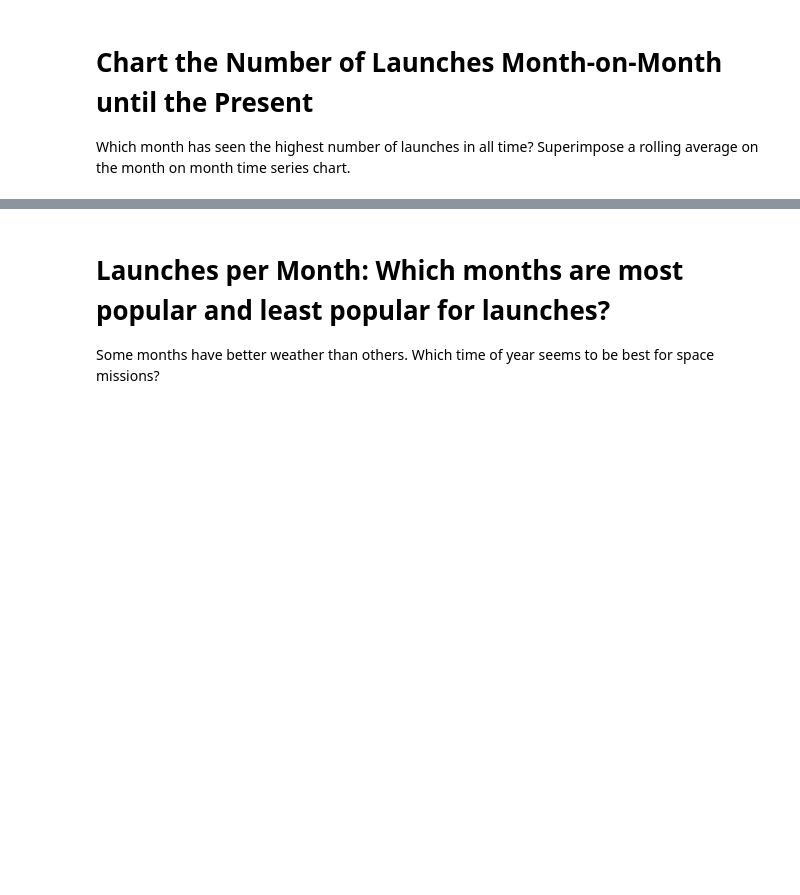
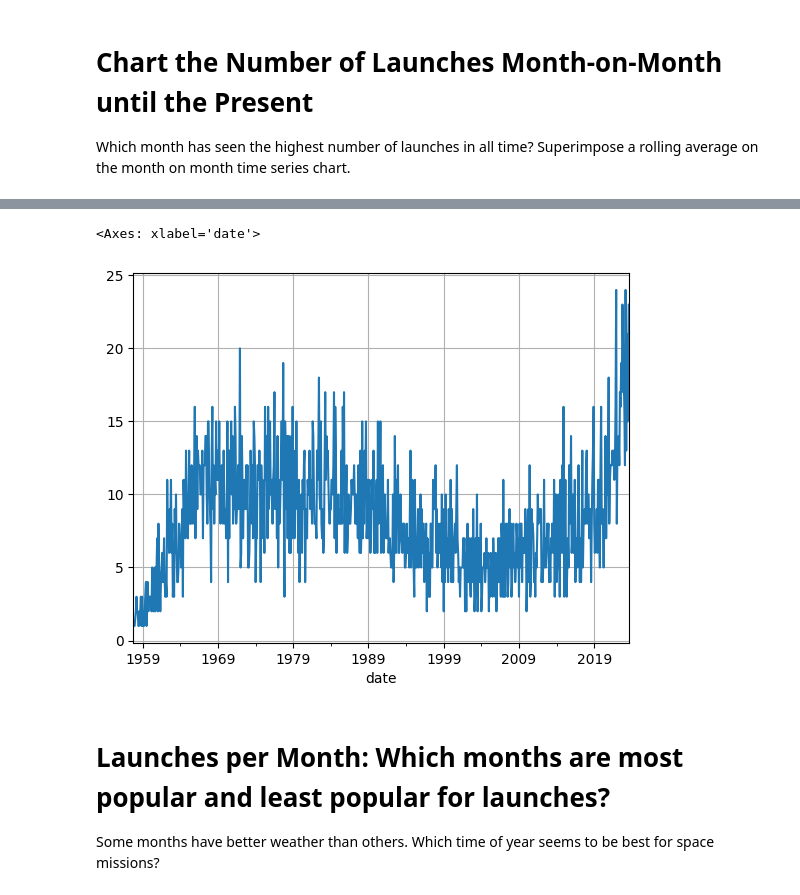
Before and after one commit to johnpapwinter/space-race-data-analysis, a Jupyter notebook: Space_Missions_Analysis.ipynb, the cells around one changed output, grey strips where cells are left out. Drawn from its saved outputs; the diff is of its cells as text; code cells hidden in the pictures; blank space fills up the shorter version.

```diff
--- a/Space_Missions_Analysis.ipynb
+++ b/Space_Missions_Analysis.ipynb
@@ -613,3 +629,8 @@ Which month has seen the highest number of launches in all time? Superimpose a r
+# %%
+df['date'].dt.to_period('M').value_counts().sort_index().plot(grid=True)
+# %% [output]
+<Axes: xlabel='date'>
+[figure, added]
 # %% [markdown]
 # Launches per Month: Which months are most popular and least popular for launches?
 
```
Also changed, not shown: parts of 2 cells of this notebook.
